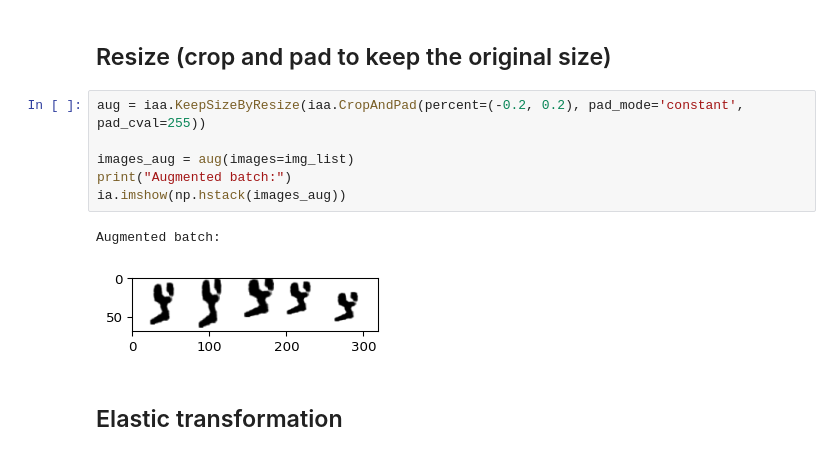
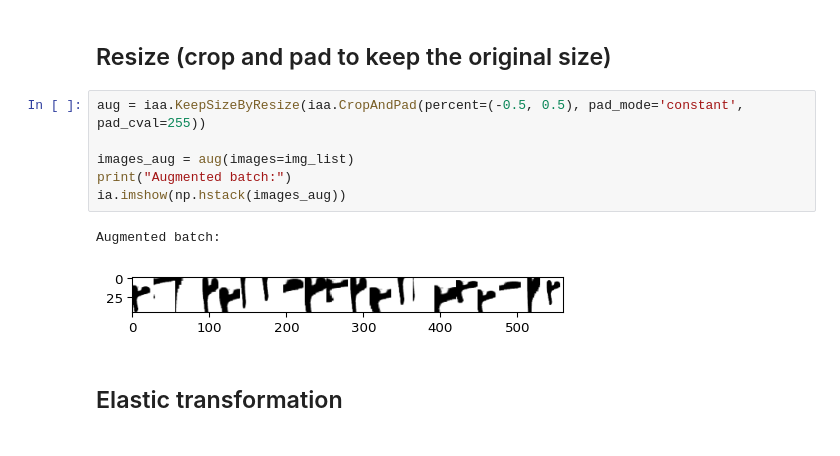
Before and after one commit to SarahEmaAllam/Handwriting-Recognition, a Jupyter notebook: andreea/char_aug.ipynb, the cells around one changed output. Drawn from its saved outputs; the diff is of its cells as text.

Commit message:
updated image augmentation

```diff
--- a/andreea/char_aug.ipynb
+++ b/andreea/char_aug.ipynb
@@ -110,14 +123,14 @@ Augmented batch:
 # %% [markdown]
 ## Resize (crop and pad to keep the original size)
 # %%
-aug = iaa.KeepSizeByResize(iaa.CropAndPad(percent=(-0.2, 0.2), pad_mode='constant', pad_cval=255))
+aug = iaa.KeepSizeByResize(iaa.CropAndPad(percent=(-0.5, 0.5), pad_mode='constant', pad_cval=255))
 
 images_aug = aug(images=img_list)
 print("Augmented batch:")
 ia.imshow(np.hstack(images_aug))
 # %% [output]
 Augmented batch:
-[figure, old version]
+[figure, new version]
 # %% [markdown]
 ## Elastic transformation
 # %%
```
Also changed, not shown: parts of 13 cells of this notebook, 6 other files.
